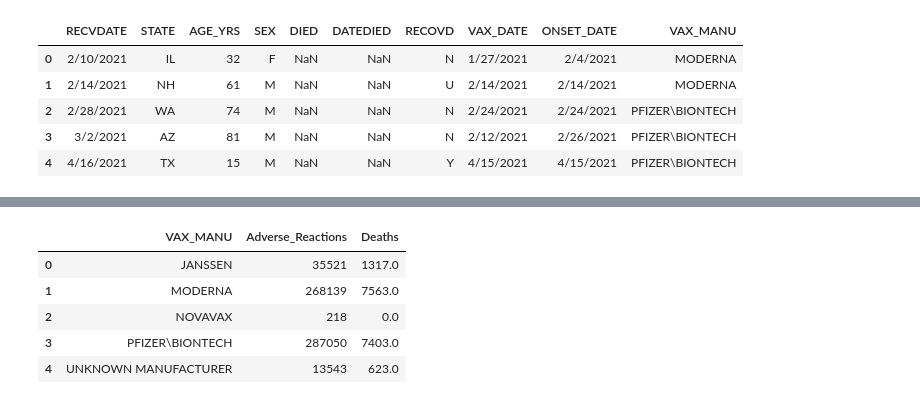
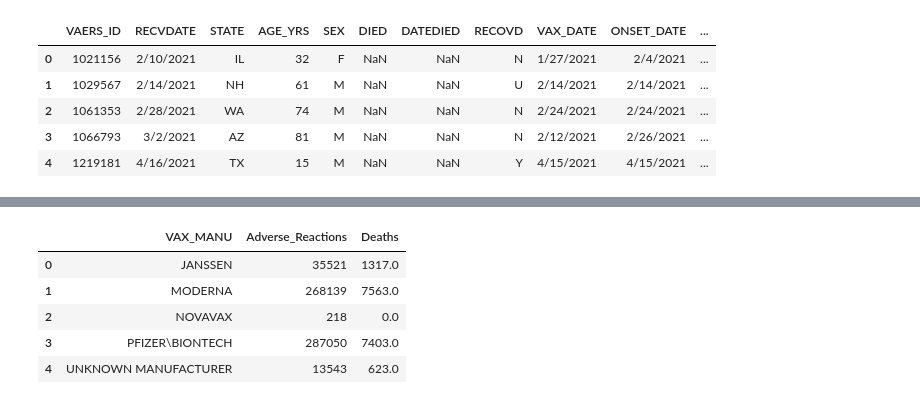
Before and after one commit to eli-crawley/covid_health, a Jupyter notebook: individual_works/lroberts.ipynb, the cells around one changed output, grey strips where cells are left out. Cells and saved outputs as stored; diff of their text form; code cells hidden in the pictures.

```diff
--- a/individual_works/lroberts.ipynb
+++ b/individual_works/lroberts.ipynb
@@ -36,11 +36,11 @@ covid_df.sample(20)
 # %%
-covid_df.drop(['VAERS_ID', 'NUMDAYS', 'V_ADMINBY', 'HISTORY', 'ALLERGIES'], axis=1, inplace=True)
+covid_df.drop(['NUMDAYS', 'V_ADMINBY', 'HISTORY', 'ALLERGIES'], axis=1, inplace=True)
 
 covid_df.head()
 # %% [output]
-|  | RECVDATE | STATE | AGE_YRS | SEX | DIED | DATEDIED | RECOVD | VAX_DATE | ONSET_DATE | VAX_MANU |
-| 0 | 2/10/2021 | IL | 32 | F | NaN | NaN | N | 1/27/2021 | 2/4/2021 | MODERNA |
-| 1 | 2/14/2021 | NH | 61 | M | NaN | NaN | U | 2/14/2021 | 2/14/2021 | MODERNA |
-| 2 | 2/28/2021 | WA | 74 | M | NaN | NaN | N | 2/24/2021 | 2/24/2021 | PFIZER\BIONTECH |
-| 3 | 3/2/2021 | AZ | 81 | M | NaN | NaN | N | 2/12/2021 | 2/26/2021 | PFIZER\BIONTECH |
-| 4 | 4/16/2021 | TX | 15 | M | NaN | NaN | Y | 4/15/2021 | 4/15/2021 | PFIZER\BIONTECH |
+|  | VAERS_ID | RECVDATE | STATE | AGE_YRS | SEX | DIED | DATEDIED | RECOVD | VAX_DATE | ONSET_DATE | ... |
+| 0 | 1021156 | 2/10/2021 | IL | 32 | F | NaN | NaN | N | 1/27/2021 | 2/4/2021 | ... |
+| 1 | 1029567 | 2/14/2021 | NH | 61 | M | NaN | NaN | U | 2/14/2021 | 2/14/2021 | ... |
+| 2 | 1061353 | 2/28/2021 | WA | 74 | M | NaN | NaN | N | 2/24/2021 | 2/24/2021 | ... |
+| 3 | 1066793 | 3/2/2021 | AZ | 81 | M | NaN | NaN | N | 2/12/2021 | 2/26/2021 | ... |
+| 4 | 1219181 | 4/16/2021 | TX | 15 | M | NaN | NaN | Y | 4/15/2021 | 4/15/2021 | ... |
```
Also changed, not shown: parts of 4 cells of this notebook.
